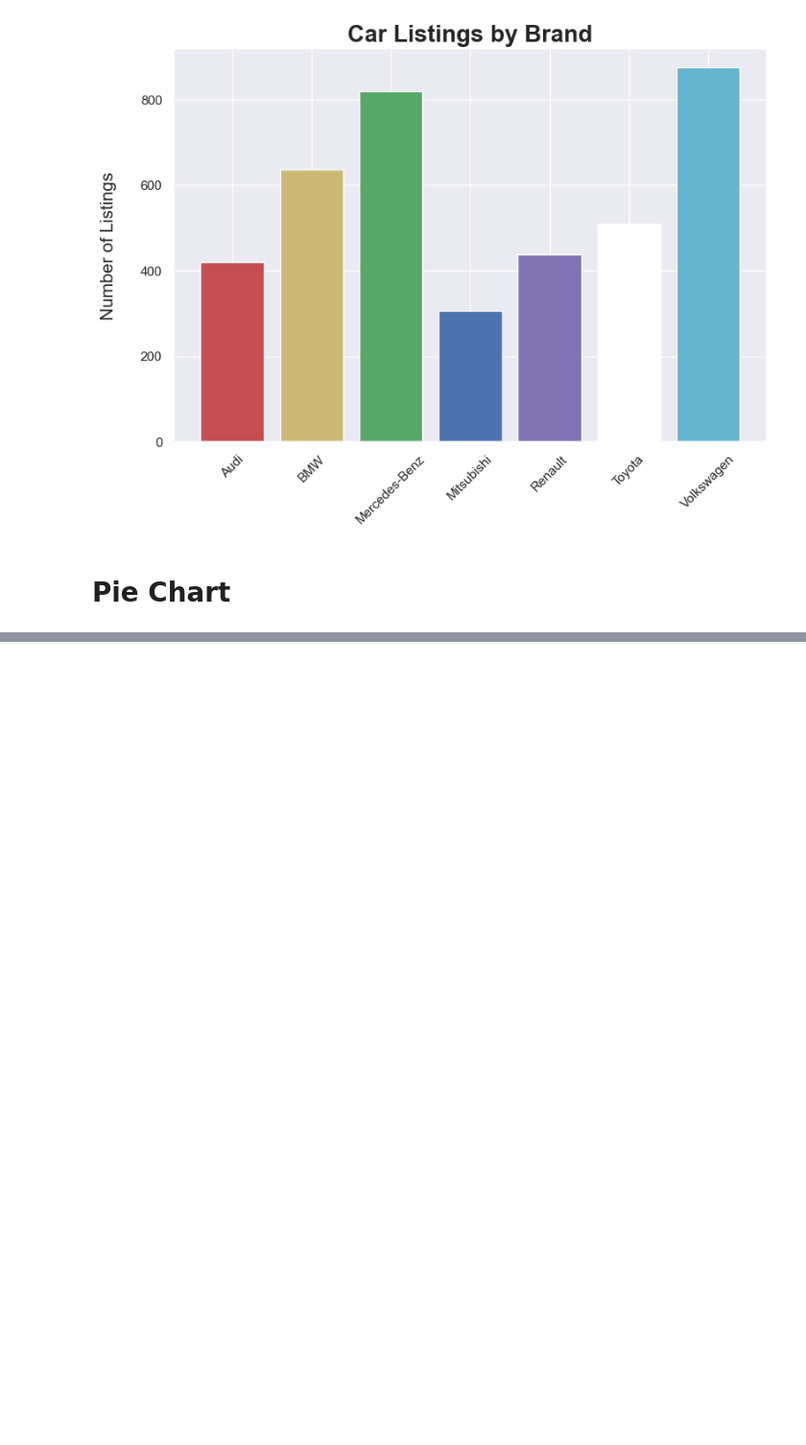
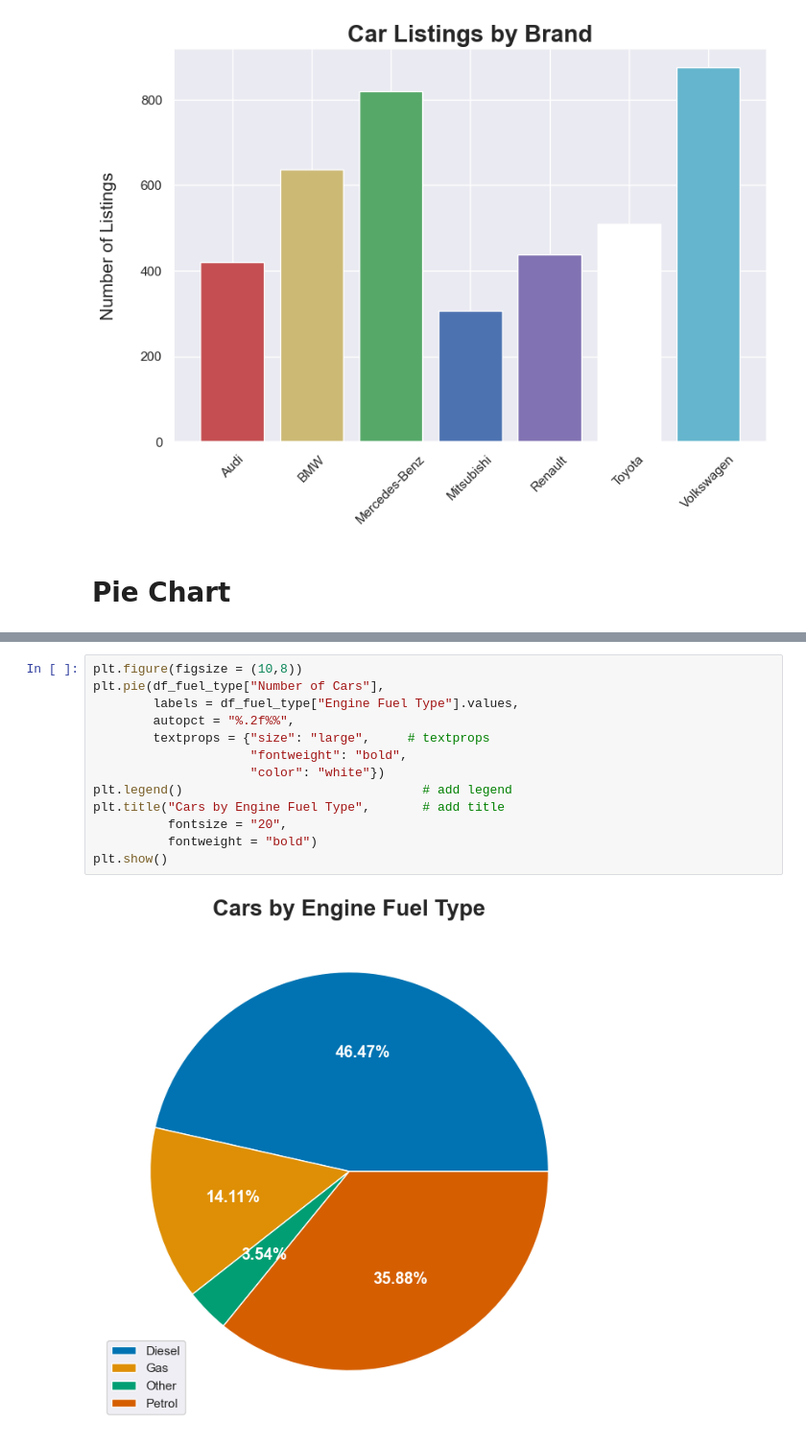
Before and after one commit to withraja/Data-Visualization-Tutorial, a Jupyter notebook: DataViz.ipynb, the cells around one changed output, grey strips where cells are left out. Shown at 96% size. Saved outputs shown, nothing was run; the diff lists cells and outputs as text; blank space fills up the shorter version.

```diff
--- a/Seaborn.ipynb
+++ b/DataViz.ipynb
@@ -127,0 +182,15 @@ plt.savefig("Car Listings.png")
+# %%
+plt.figure(figsize = (10,8))
+plt.pie(df_fuel_type["Number of Cars"],
+        labels = df_fuel_type["Engine Fuel Type"].values,
+        autopct = "%.2f%%",
+        textprops = {"size": "large",     # textprops
+                     "fontweight": "bold",
+                     "color": "white"})
+plt.legend()                                # add legend
+plt.title("Cars by Engine Fuel Type",       # add title
+          fontsize = "20",
+          fontweight = "bold")
+plt.show()
+# %% [output]
+[figure, added]
```
Also changed, not shown: parts of 10 cells of this notebook, 1 other file.
